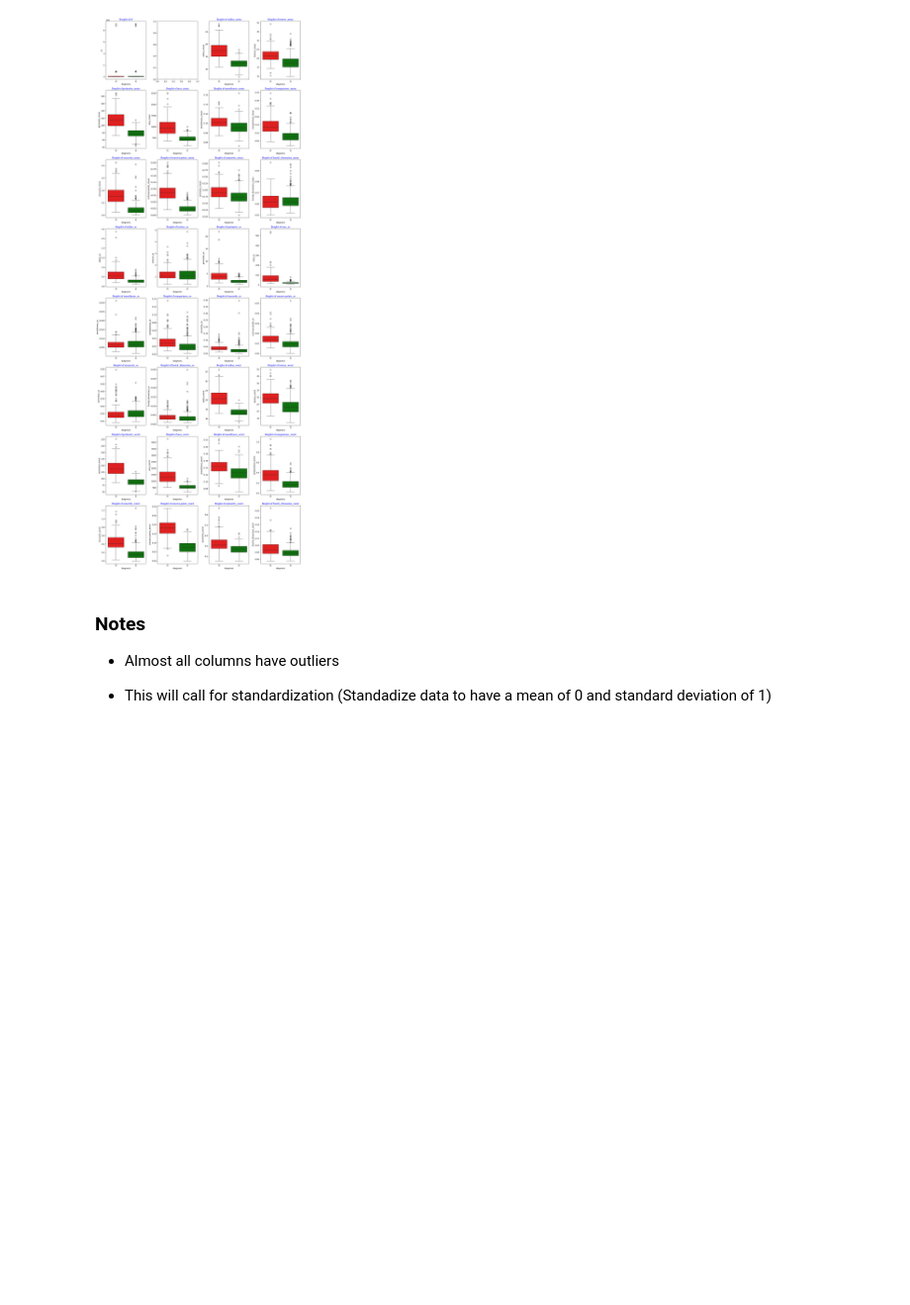
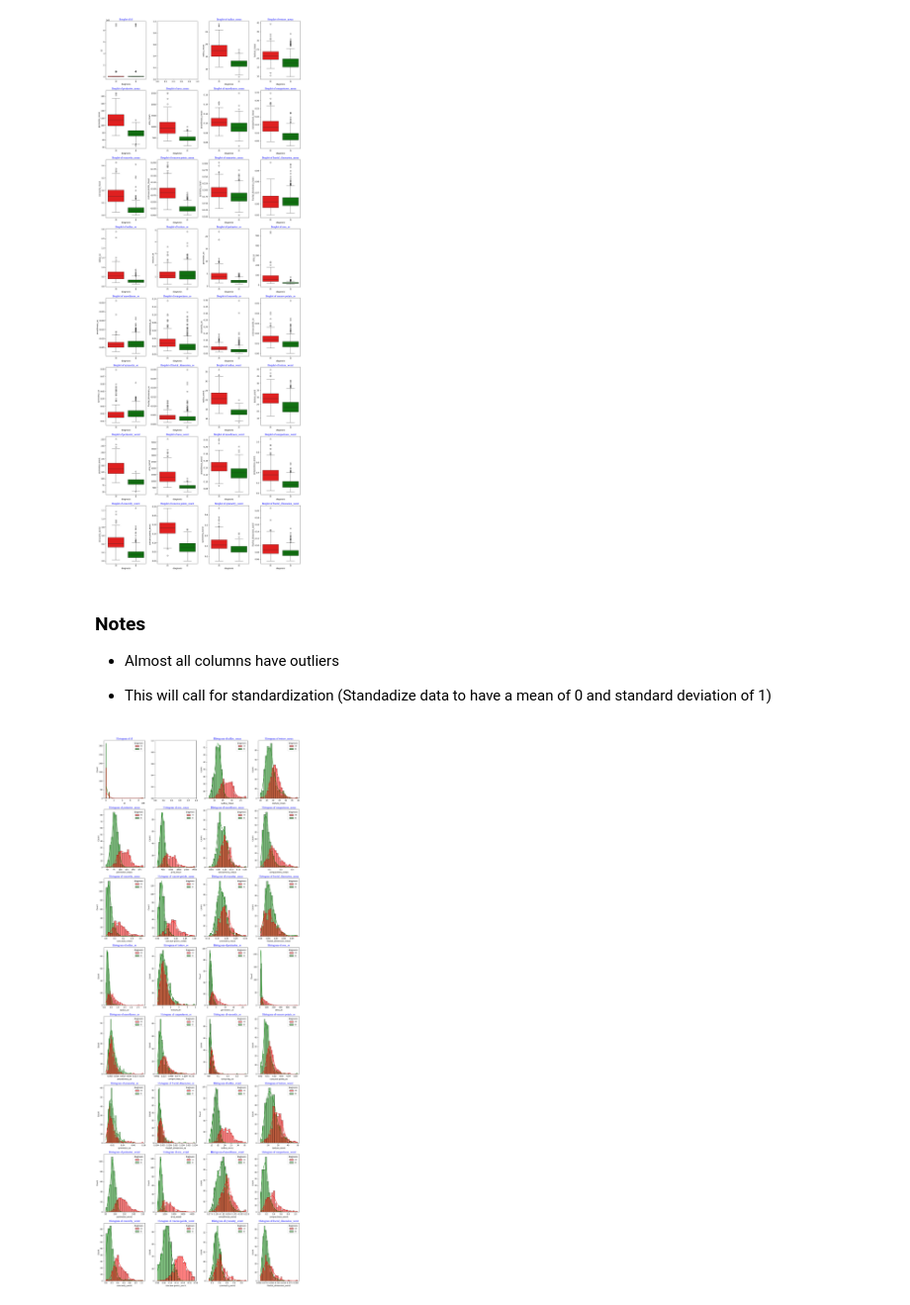
Before and after one commit to murithidenisgitobu/Breast-Cancer-Tumor-Classification-using-SVM, a Jupyter notebook: BREAST_CANCER.IPYNB, the cells around one changed output. Shown at 99% size. Saved outputs shown, nothing was run; the diff lists cells and outputs as text; code cells hidden in the pictures; blank space fills up the shorter version.

Commit message:
Exploratory data analysis

```diff
--- a/BREAST_CANCER.IPYNB
+++ b/BREAST_CANCER.IPYNB
@@ -154,3 +173,40 @@ plt.show()
 - Almost all columns have outliers
 
 - This will call for standardization (Standadize data to  have a mean of 0 and standard deviation of 1)
+# %%
+# Call the grid function to create a grid of subplots
+# Returns the figure (fig) and the flattened array of axes (axes)
+fig, axes = grid()
+
+# Loop through each column in the DataFrame
+# Skip the 'diagnosis' column since it's used as the hue (categorical variable)
+for i, col in enumerate(df.columns):
+    if col == 'diagnosis':
+        continue
+
+    # Plot a histogram for each feature with KDE and diagnosis-based hue
+    sns.histplot(
+        data=df,
+        x=col,
+        ax=axes[i],
+        kde=True,
+        color="blue",
+        hue="diagnosis",
+        palette=["red", "green"]
+    )
+
+    # Set the title for each subplot with consistent font and color styling
+    axes[i].set_title(f'Histogram of {col}', fontname='Georgia', color="blue")
+
+# Remove any unused subplot axes to keep the layout clean
+# This handles cases where the number of features < total grid slots
+for j in range(i + 1, len(axes)):
+    fig.delaxes(axes[j])
+
+# Automatically adjust subplot layout to prevent overlapping labels and titles
+plt.tight_layout()
+
+# Display the final figure with all histograms
+plt.show()
+# %% [output]
+[figure, added]
```
Also changed, not shown: parts of 4 cells of this notebook.
